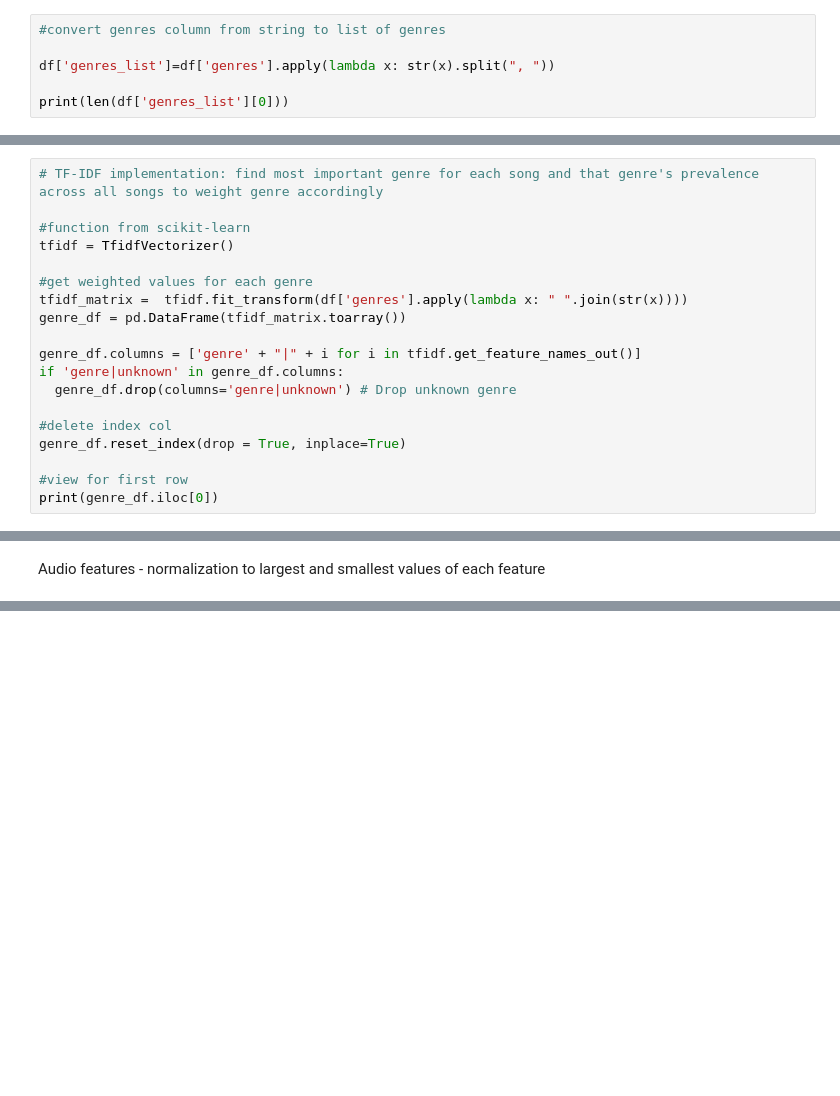
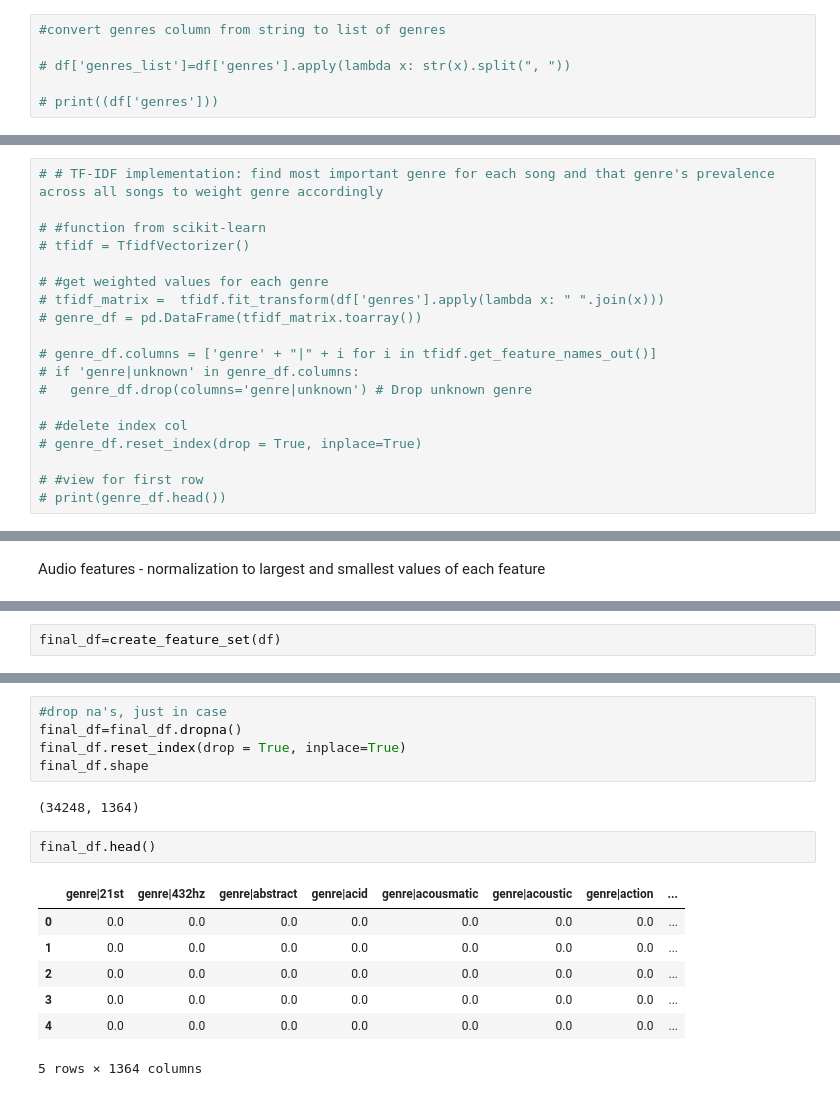
Before and after one commit to kangelaa/music-rec-system, a Jupyter notebook: pipeline1.ipynb, the cells around one changed output, grey strips where cells are left out. Saved outputs shown, nothing was run; the diff lists cells and outputs as text; blank space fills up the shorter version.

```diff
--- a/pipeline1.ipynb
+++ b/pipeline1.ipynb
@@ -287,7 +225,7 @@ df.shape
 # %%
 #convert genres column from string to list of genres
 
-df['genres_list']=df['genres'].apply(lambda x: str(x).split(", "))
+# df['genres_list']=df['genres'].apply(lambda x: str(x).split(", "))
 
-print(len(df['genres_list'][0]))
+# print((df['genres']))
 # %% [output]
@@ -334,21 +267,21 @@ str
 # %% [markdown]
 Genres - one hot encoding, tf-idf version
 # %%
-# TF-IDF implementation: find most important genre for each song and that genre's prevalence across all songs to weight genre accordingly
+# # TF-IDF implementation: find most important genre for each song and that genre's prevalence across all songs to weight genre accordingly
 
-#function from scikit-learn
-tfidf = TfidfVectorizer()
+# #function from scikit-learn
+# tfidf = TfidfVectorizer()
 
-#get weighted values for each genre
-tfidf_matrix =  tfidf.fit_transform(df['genres'].apply(lambda x: " ".join(str(x))))
-genre_df = pd.DataFrame(tfidf_matrix.toarray())
+# #get weighted values for each genre
+# tfidf_matrix =  tfidf.fit_transform(df['genres'].apply(lambda x: " ".join(x)))
+# genre_df = pd.DataFrame(tfidf_matrix.toarray())
 
-genre_df.columns = ['genre' + "|" + i for i in tfidf.get_feature_names_out()]
-if 'genre|unknown' in genre_df.columns:
-  genre_df.drop(columns='genre|unknown') # Drop unknown genre
+# genre_df.columns = ['genre' + "|" + i for i in tfidf.get_feature_names_out()]
+# if 'genre|unknown' in genre_df.columns:
+#   genre_df.drop(columns='genre|unknown') # Drop unknown genre
 
-#delete index col
-genre_df.reset_index(drop = True, inplace=True)
+# #delete index col
+# genre_df.reset_index(drop = True, inplace=True)
 
-#view for first row
-print(genre_df.iloc[0])
+# #view for first row
+# print(genre_df.head())
@@ -394,0 +520,2 @@ Audio features - normalization to largest and smallest values of each feature
+# %%
+final_df=create_feature_set(df)
@@ -394,0 +567,17 @@ Audio features - normalization to largest and smallest values of each feature
+# %%
+#drop na's, just in case
+final_df=final_df.dropna()
+final_df.reset_index(drop = True, inplace=True)
+final_df.shape
+# %% [output]
+(34248, 1364)
+# %%
+final_df.head()
+# %% [output]
+|  | genre|21st | genre|432hz | genre|abstract | genre|acid | genre|acousmatic | genre|acoustic | genre|action | ... |
+| 0 | 0.0 | 0.0 | 0.0 | 0.0 | 0.0 | 0.0 | 0.0 | ... |
+| 1 | 0.0 | 0.0 | 0.0 | 0.0 | 0.0 | 0.0 | 0.0 | ... |
+| 2 | 0.0 | 0.0 | 0.0 | 0.0 | 0.0 | 0.0 | 0.0 | ... |
+| 3 | 0.0 | 0.0 | 0.0 | 0.0 | 0.0 | 0.0 | 0.0 | ... |
+| 4 | 0.0 | 0.0 | 0.0 | 0.0 | 0.0 | 0.0 | 0.0 | ... |
+5 rows × 1364 columns
```
Also changed, not shown: parts of 64 cells of this notebook.
